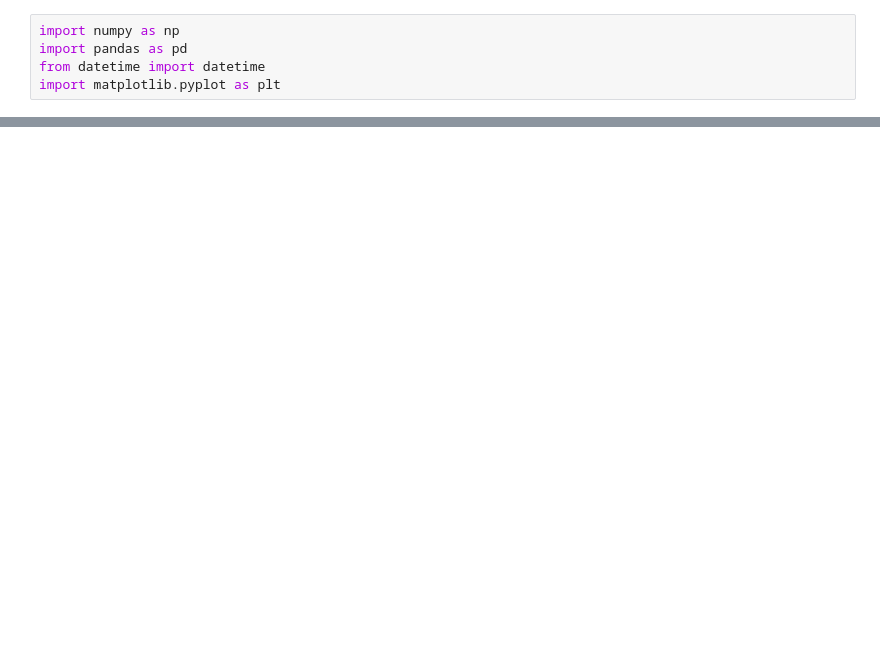
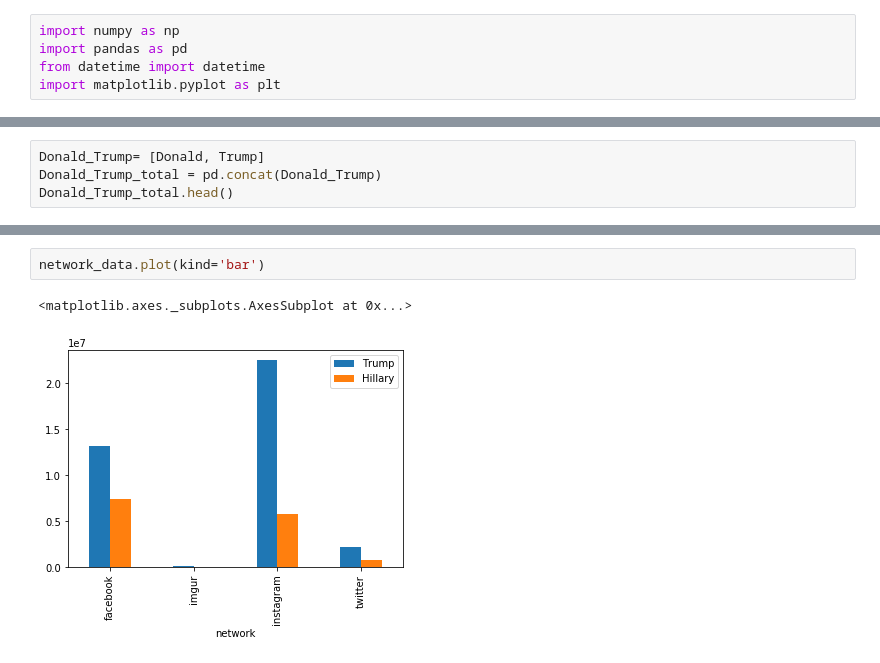
Before and after one commit to yejack/Election-Analysis, a Jupyter notebook: Network.ipynb, the cells around one changed output, grey strips where cells are left out. Drawn from its saved outputs; the diff is of its cells as text; blank space fills up the shorter version.

```diff
--- a/Network.ipynb
+++ b/Network.ipynb
@@ -35,0 +19,4 @@ data.plot()
+# %%
+Donald_Trump= [Donald, Trump]
+Donald_Trump_total = pd.concat(Donald_Trump)
+Donald_Trump_total.head()
@@ -35,0 +78,5 @@ data.plot()
+# %%
+network_data.plot(kind='bar')
+# %% [output]
+<matplotlib.axes._subplots.AxesSubplot at 0x...>
+[figure, added]
```
Also changed, not shown: parts of 17 cells of this notebook.
